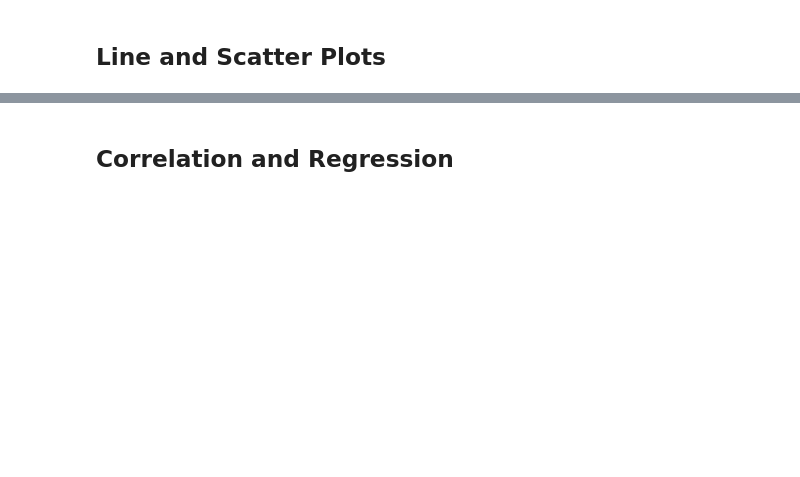
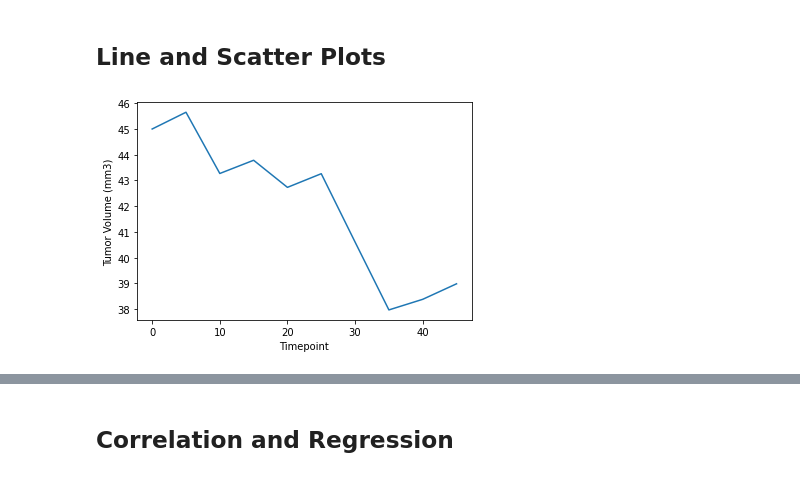
Before and after one commit to LingLv-git/matplotlib-challenge, a Jupyter notebook: Pymaceuticals/pymaceuticals_starter.ipynb, the cells around one changed output, grey strips where cells are left out. Saved outputs shown, nothing was run; the diff lists cells and outputs as text; code cells hidden in the pictures; blank space fills up the shorter version.

```diff
--- a/Pymaceuticals/pymaceuticals_starter.ipynb
+++ b/Pymaceuticals/pymaceuticals_starter.ipynb
@@ -260,3 +263,12 @@ for treatment in treatmnets:
 ## Line and Scatter Plots
 # %%
 # Generate a line plot of tumor volume vs. time point for a mouse treated with Capomulin
+capomulin = mouse_clean[(mouse_clean['Drug Regimen']=='Capomulin') &
+                        (mouse_clean['Mouse ID']=='b128') ]
+
+capomulin.plot.line(x='Timepoint', y='Tumor Volume (mm3)')
+plt.gca().legend_.remove()
+plt.ylabel('Tumor Volume (mm3)')
+plt.show()
+# %% [output]
+[figure, added]
```
Also changed, not shown: parts of 11 cells of this notebook.
